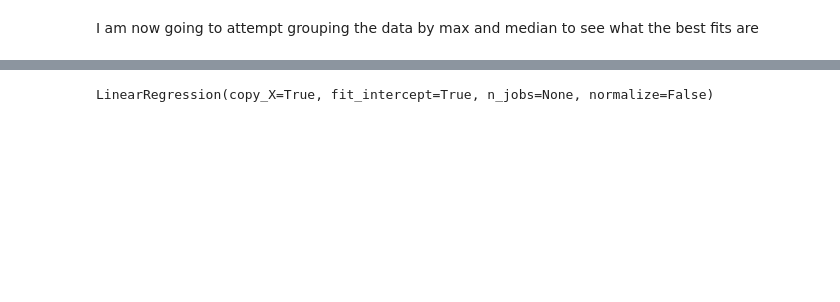
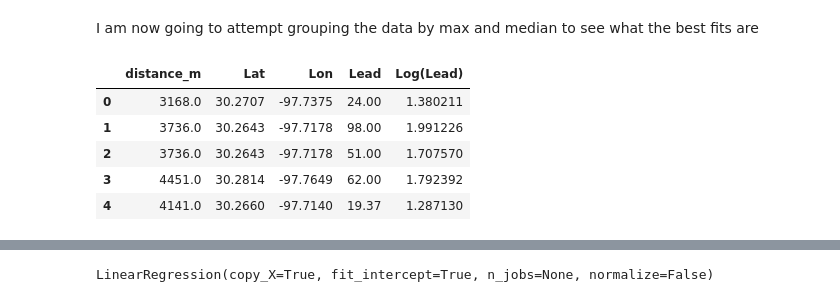
Before and after one commit to ferozumair786/PRSNL-Soil_Analysis, a Jupyter notebook: machine_learning.ipynb, the cells around one changed output, grey strips where cells are left out. Saved outputs shown, nothing was run; the diff lists cells and outputs as text; code cells hidden in the pictures; blank space fills up the shorter version.

```diff
--- a/machine_learning.ipynb
+++ b/machine_learning.ipynb
@@ -240,5 +230,14 @@ soil_df_lead['Log(Lead)'] = np.log10(soil_df_lead['Lead'])
 soil_df_lead_max = soil_df_lead.groupby(by=['distance_m']).max().reset_index()
 soil_df_lead_med = soil_df_lead.groupby(by=['distance_m']).median().reset_index()
+# %%
+soil_df_lead.head()
+# %% [output]
+|  | distance_m | Lat | Lon | Lead | Log(Lead) |
+| 0 | 3168.0 | 30.2707 | -97.7375 | 24.00 | 1.380211 |
+| 1 | 3736.0 | 30.2643 | -97.7178 | 98.00 | 1.991226 |
+| 2 | 3736.0 | 30.2643 | -97.7178 | 51.00 | 1.707570 |
+| 3 | 4451.0 | 30.2814 | -97.7649 | 62.00 | 1.792392 |
+| 4 | 4141.0 | 30.2660 | -97.7140 | 19.37 | 1.287130 |
 # %%
 {'og_leng': len(soil_df_lead), 'max_len': len(soil_df_lead_max), 'med_len': len(soil_df_lead_med)}
 # %% [output]
```
Also changed, not shown: parts of 22 cells of this notebook.
